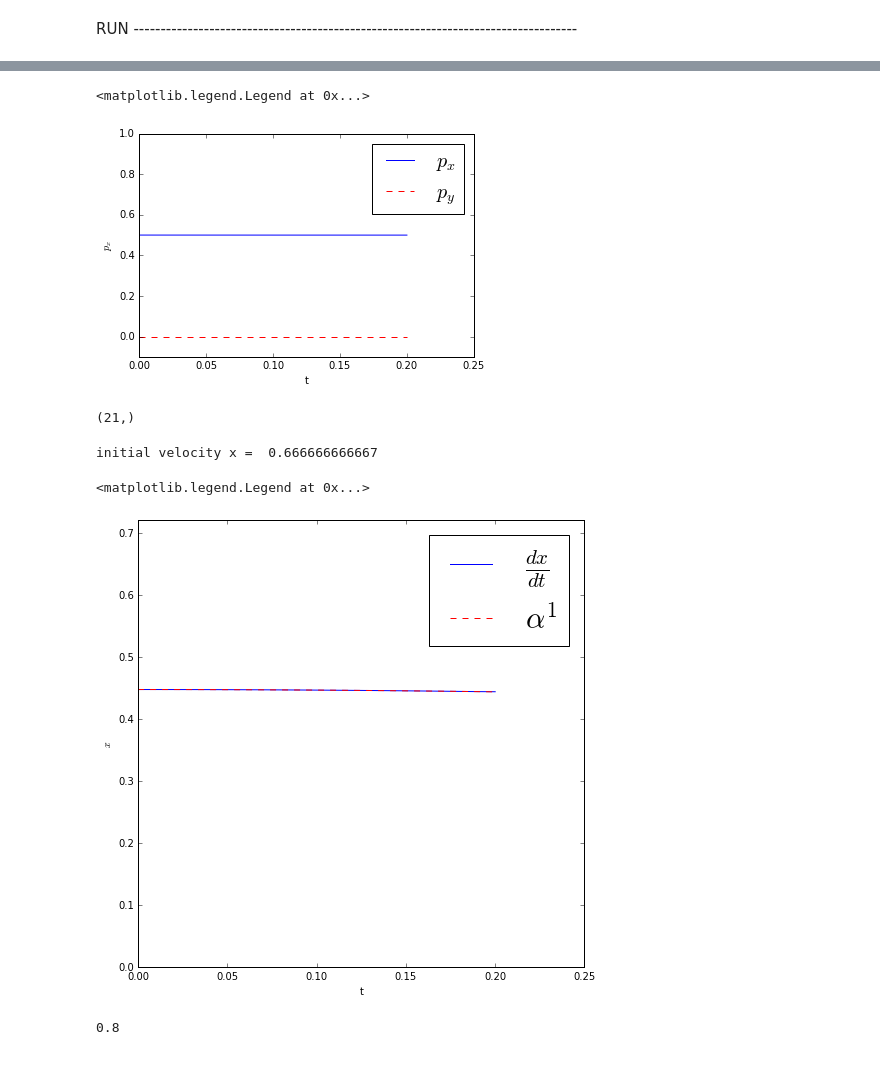
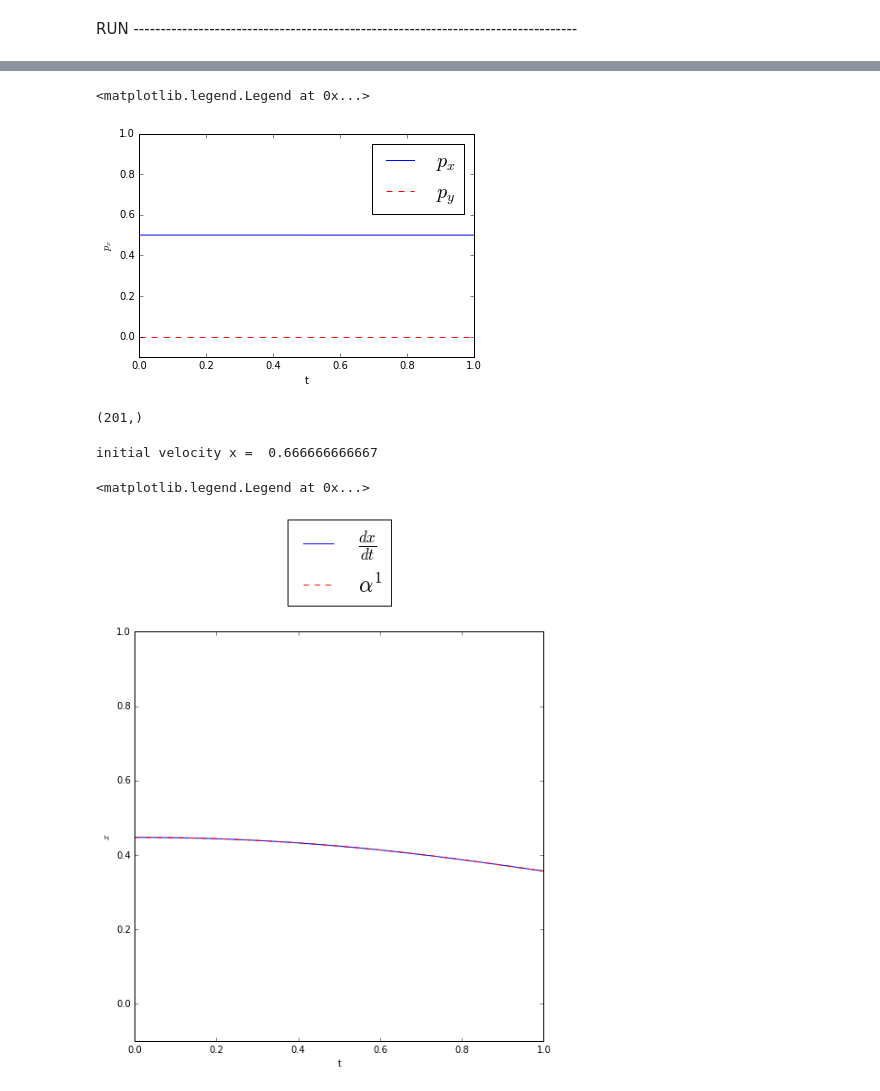
Before and after one commit to cabrer7/PyWignerCUDA2, a Jupyter notebook: instances/WignerDirac4D_64_64/Free.ipynb, the cells around one changed output, grey strips where cells are left out. Cells and saved outputs as stored; diff of their text form; code cells hidden in the pictures.

```diff
--- a/instances/WignerDirac4D_64_64/Free.ipynb
+++ b/instances/WignerDirac4D_64_64/Free.ipynb
@@ -32,14 +32,15 @@ class frame( GPU_WignerDirac4D ):
         self.gridDIM_x   = 64     #axis 3
 
         self.skipFrames = 1
-        self.dt         =   0.01
-        self.timeSteps  =   20
+        self.dt         =   0.005
+        self.timeSteps  =     200
+        self.skipFrame  = 1
 
         # Phase space window
-        self.p_y_amplitude = 2.5;          #axis 0
-        self.y_amplitude   = 14.          #axis 1
-        self.p_x_amplitude = 2.5         #axis 2
-        self.x_amplitude   = 14.        #axis 3
+        self.p_y_amplitude = 2.6;          #axis 0
+        self.y_amplitude   = 15.          #axis 1
+        self.p_x_amplitude = 2.6         #axis 2
+        self.x_amplitude   = 15.        #axis 3
 
         # Ambiguity space window
         self.theta_y_amplitude  = 28.    #axis 0
@@ -59,16 +60,18 @@ class frame( GPU_WignerDirac4D ):
         self.potential_0_String  = '0.'
         self.potential_1_String  = '0.'
         self.potential_2_String  = '0.'
+        self.potential_3_String  = '0.'
 
         self.D_1_potential_0_String  = '0.'
         self.D_1_potential_1_String  = '0.'
         self.D_1_potential_2_String  = '0.'
 
         # Dephasing
-        self.D_theta_x  = 0.0002
-        self.D_theta_y  = 0.0002
-        self.D_lambda_x = 0.0002
-        self.D_lambda_y = 0.0002
+        self.D_theta_x  = 0.0001
+        self.D_theta_y  = 0.0001
+        self.D_lambda_x = 0.0001
+        self.D_lambda_y = 0.0001
+
 
         GPU_WignerDirac4D.__init__(self)
 
@@ -454,37 +457,34 @@ plt.legend(fontsize=20)
 # %%
-plt.plot( instance.timeRange, instance.average_p_x , label="$p_x$")
-plt.plot( instance.timeRange, instance.average_p_y ,'r--', label="$p_y$")
+plt.plot( instance.skipFrameTime, instance.average_p_x , label="$p_x$")
+plt.plot( instance.skipFrameTime, instance.average_p_y ,'r--', label="$p_y$")
 plt.ylabel("$p_x$")
 plt.xlabel("t")
 plt.ylim(-0.1,1)
 plt.legend(fontsize=20)
 # %% [output]
 <matplotlib.legend.Legend at 0x...>
-[figure, old version]
+[figure, new version]
 # %%
 instance.average_x.shape
 # %% [output]
-(21,)
+(201,)
 # %%
 print 'initial velocity x = ', 2/np.sqrt( 1 + 2**2 + 2**2  )
 
 plt.figure(figsize=(8,8))
 
-plt.plot(  instance.timeRange, np.gradient( instance.average_x , instance.dt)  , label="$\\frac{dx}{dt}$")
-plt.plot( instance.timeRange, instance.average_Alpha_1 ,'r--', label="$\\alpha^1$")
+plt.plot( instance.skipFrameTime, np.gradient( instance.average_x , instance.dt)  , label="$\\frac{dx}{dt}$")
+plt.plot( instance.skipFrameTime, instance.average_Alpha_1 ,'r--', label="$\\alpha^1$")
 plt.ylabel("$x$")
 plt.xlabel("t")
 
-plt.ylim( 0. , 0.72 )
+plt.ylim( -0.1 , 1.0 )
 plt.legend(fontsize=30)
+plt.legend(loc='upper center', bbox_to_anchor=(0.5, 1.3) , fontsize=24)
 # %% [output]
 initial velocity x =  0.666666666667
 <matplotlib.legend.Legend at 0x...>
-[figure, old version]
+[figure, new version]
-# %%
-0.02*40
-# %% [output]
-0.8
 # %%
 print 'initial velocity y = ', 2/np.sqrt( 1 + 2**2 + 2**2  )
 
```
Also changed, not shown: parts of 20 cells of this notebook.
